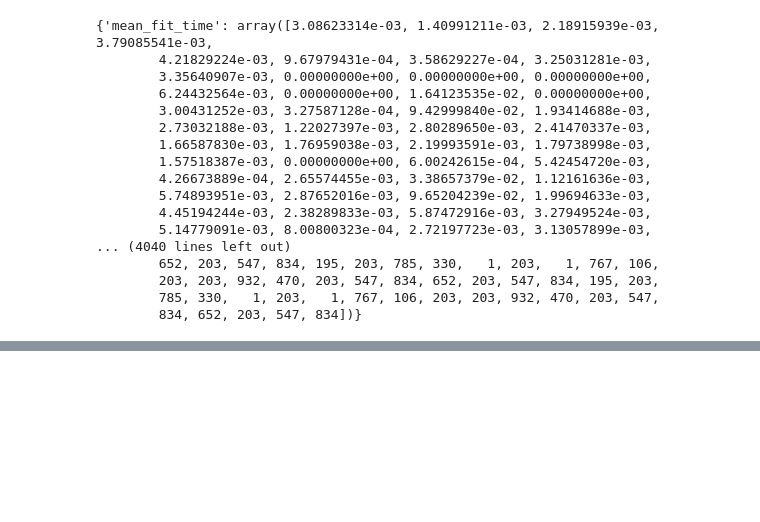
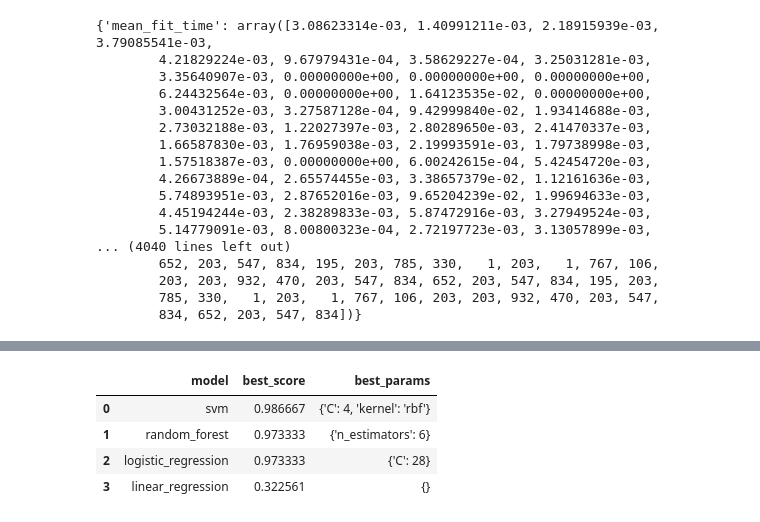
Before and after one commit to msasomrat/ML_learn, a Jupyter notebook: hyper_parameter_tunning.ipynb, the cells around one changed output, grey strips where cells are left out. Saved outputs shown, nothing was run; the diff lists cells and outputs as text; code cells hidden in the pictures; blank space fills up the shorter version.

Commit message:
Hyper paramter tunning and exercise

```diff
--- a/hyper_parameter_tunning.ipynb
+++ b/hyper_parameter_tunning.ipynb
@@ -273,0 +278,50 @@ df2[['param_C', 'param_kernel', 'mean_test_score']]
+# %%
+model_params = {
+    'svm':{
+        'model' : SVC(gamma='auto'),
+        'params':{
+            'C': list(range(1, 50)),
+            'kernel':['rbf', 'linear','poly', 'sigmoid']
+        }
+    },
+    'random_forest':{
+        'model' : RandomForestClassifier(),
+        'params':{
+            'n_estimators' : [1,2,3,4,5,6,7,8,9,10,11,12,13,14,15]
+        }
+    },
+    'logistic_regression':{
+        'model' : LogisticRegression(solver = 'liblinear', multi_class='auto'),
+        'params':{
+            'C': list(range(1, 50))
+        }
+    },
+    'linear_regression':{
+        'model' : LinearRegression(),
+        'params':{
+
+        }
+    }
+
+}
+# %%
+scores = []
+
+for model_name , mp in model_params.items():
+    clf = GridSearchCV(mp['model'], mp['params'], cv = 5, return_train_score=False)
+    clf.fit(iris.data, iris.target)
+
+    scores.append({
+        'model': model_name,
+        'best_score': clf.best_score_,
+        'best_params': clf.best_params_
+    })
+# %%
+df3 = pd.DataFrame(scores, columns=['model', 'best_score', 'best_params'])
+df3
+# %% [output]
+|  | model | best_score | best_params |
+| 0 | svm | 0.986667 | {'C': 4, 'kernel': 'rbf'} |
+| 1 | random_forest | 0.973333 | {'n_estimators': 6} |
+| 2 | logistic_regression | 0.973333 | {'C': 28} |
+| 3 | linear_regression | 0.322561 | {} |
```
Also changed, not shown: parts of 4 cells of this notebook, 1 other file.
